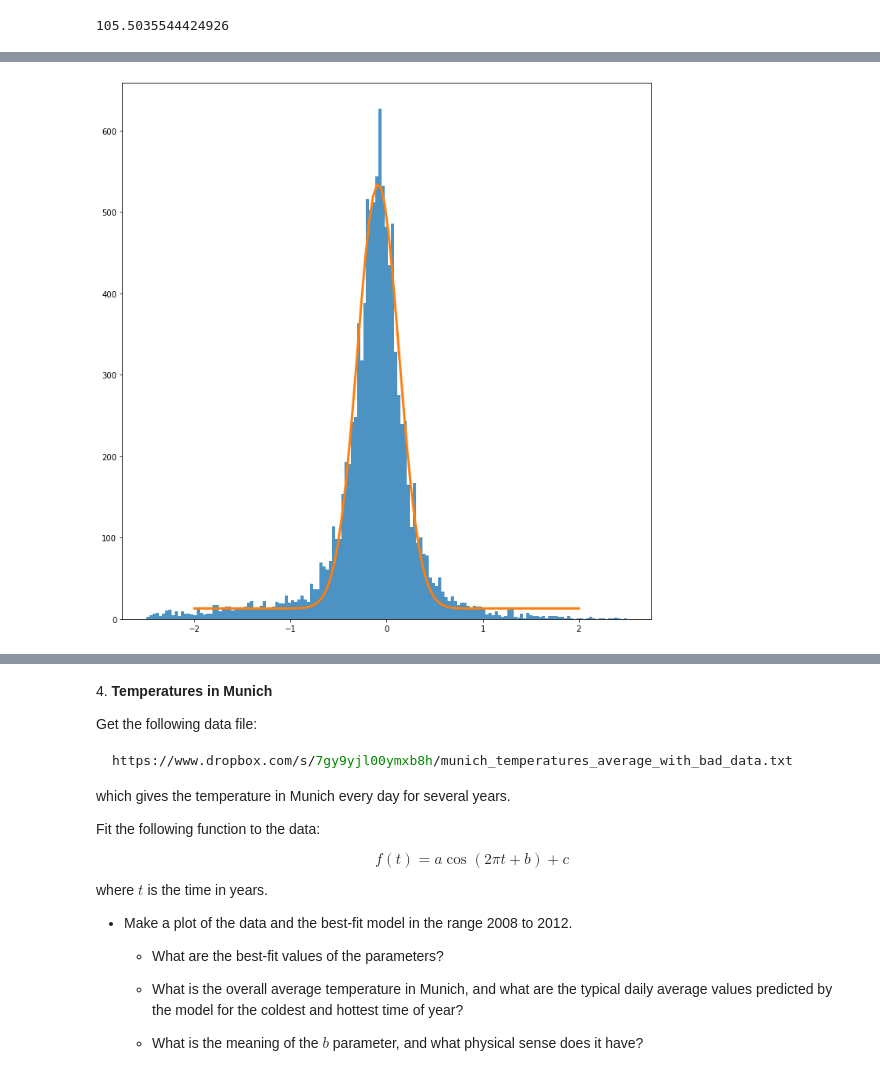
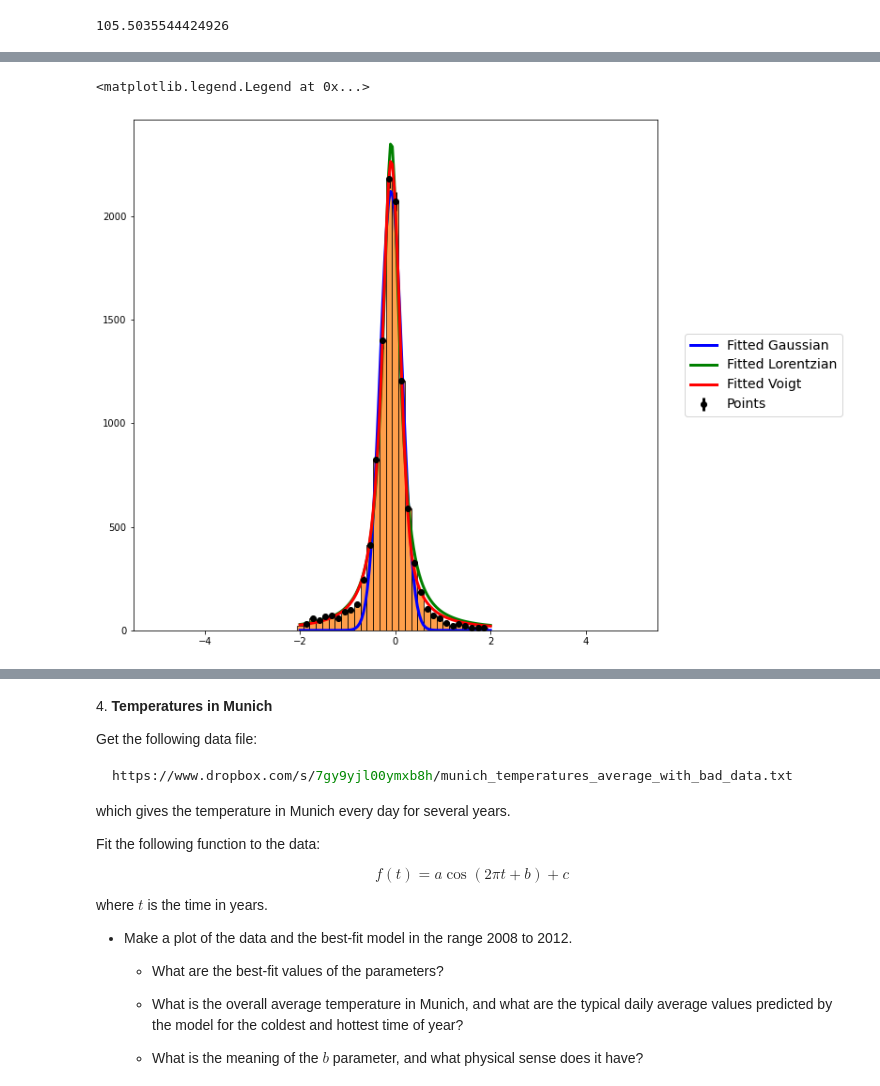
Before and after one commit to tommasoamico/LaboratoryOfComputationalPhysics_Y4, a Jupyter notebook: 08ex_fitting.ipynb, the cells around one changed output, grey strips where cells are left out. Drawn from its saved outputs; the diff is of its cells as text; code cells hidden in the pictures.

```diff
--- a/08ex_fitting.ipynb
+++ b/08ex_fitting.ipynb
@@ -326,16 +371,46 @@ fig.tight_layout()
 # %%
 def gaussian(x, A, mu, offset, sigma):
     return A*np.exp(-(1/2)*(((x-mu)/sigma)**2)) + offset
-# %%
-#We now reduce the residual dataset to prform the plot
-fig, ax = plt.subplots(nrows= 1, ncols=1, figsize=(10, 10))
-df = df[(df['residuals'] < 2.5) & (df['residuals'] > -2.5)]
-x_points=np.array(df['residuals'])
-entries, edges, _ = ax.hist(x_points, bins='fd', alpha=0.8)
-bin_centers = 0.5 * (edges[:-1] + edges[1:])
-errors = np.sqrt(entries)
-popt_gauss, pcov_gauss = sp.optimize.curve_fit(gaussian, bin_centers, entries, p0=[300, 0, 0, 1.5])
-ax.plot(x, gaussian(x, *popt_gauss), lw=3, label='gaussian fit')
-fig.tight_layout()
-# %% [output]
-[figure, removed]
+# %%
+#We now reduce the residual dataset to prform the plot
+fig, ax = plt.subplots(nrows= 1, ncols=1, figsize=(10, 10))
+counts, bins , _ = ax.hist(df['residuals'], bins=75 , range=(-5,5) , alpha=0.75 , color='C1', edgecolor='black')
+x_pos = np.array([(x1+x2)*0.5 for x1, x2 in zip(bins[:-1], bins[1:])])
+err = np.array([np.sqrt(n) for n in counts])
+counts= np.array(counts)
+ind = np.array([ p for p in range (len(x_pos)) if ( -2 < x_pos[p] < 2)])
+
+x_pos = x_pos[ind]
+counts = counts[ind]
+err = err[ind]
+#choose a curve to fit
+
+def gaussian(x, A , mean , std ):
+    return A * np.exp( - ((x - mean) **2 /(2*std**2)))
+
+def lorentzian(x, A, x0, gamma):
+    return A*gamma**2/(gamma**2+(x-x0)**2)
+
+def voigt(x, amplG, mu, std, amplL, x0, gamma):
+    return gaussian(x, amplG, mu, std)+lorentzian(x, amplL, x0, gamma)
+
+
+
+popt_gauss , pcov_gauss  = sp.optimize.curve_fit(gaussian, x_pos, counts, p0=[1600, 0, 1])
+
+popt_lor, pcov_lor = sp.optimize.curve_fit(lorentzian, x_pos, counts , p0=[1600, 0, 1])
+
+popt_voigt, pcov_voigt = sp.optimize.curve_fit(voigt, x_pos, counts, p0=[1000, 0, 1, 60, 0, 1])
+
+
+x = np.linspace(-2, 2, 100)
+
+ax.plot(x, gaussian(x, *popt_gauss), color='b', lw=3, label='Fitted Gaussian')
+ax.plot(x, lorentzian(x, *popt_lor), color='g', lw=3, label='Fitted Lorentzian')
+ax.plot(x, voigt(x, *popt_voigt), color='r', lw=3, label='Fitted Voigt')
+ax.errorbar(x_pos, counts, err, fmt='o', c='black', ecolor='black', elinewidth=3, capsize=0 , label='Points')
+
+ax.legend(loc='center left' , bbox_to_anchor=(1.04 , 0.5) , fontsize=14)
+# %% [output]
+<matplotlib.legend.Legend at 0x...>
+[figure, added]
```
Also changed, not shown: parts of 14 cells of this notebook, 1 other file.
